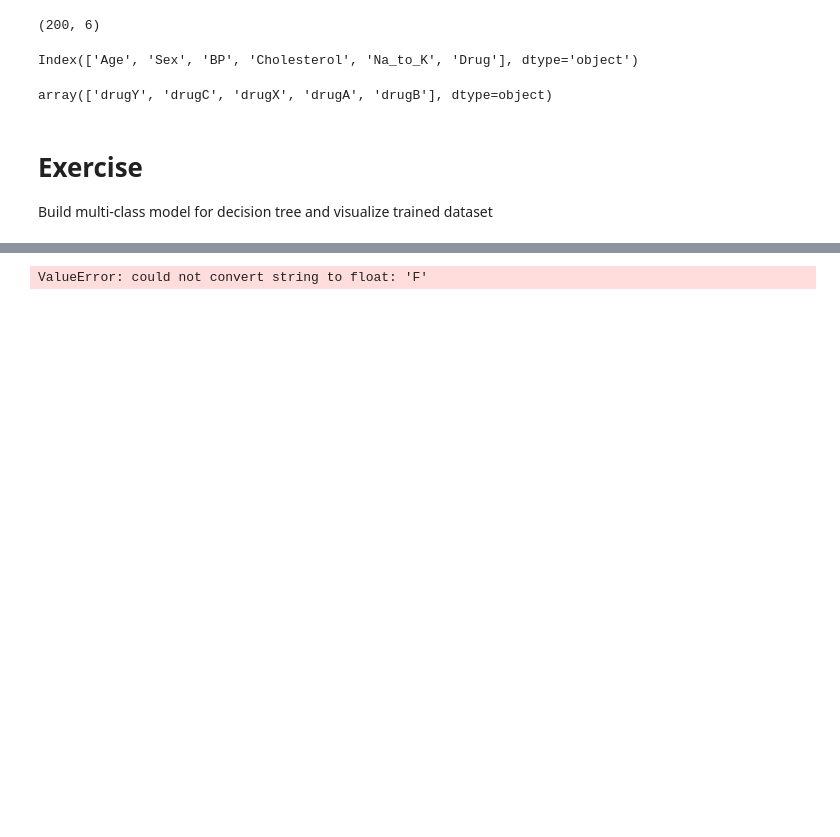
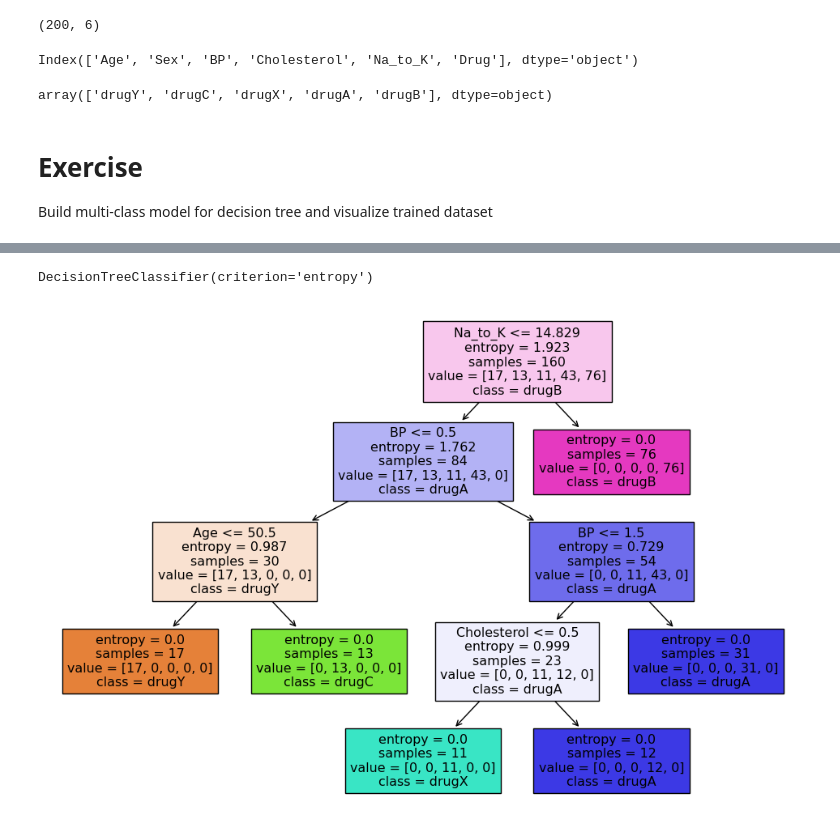
Before and after one commit to iremcakcak5/data-science, a Jupyter notebook: week-7/7-dt-example.ipynb, the cells around one changed output, grey strips where cells are left out. Cells and saved outputs as stored; diff of their text form; code cells hidden in the pictures; blank space fills up the shorter version.

```diff
--- a/week-7/7-dt-example.ipynb
+++ b/week-7/7-dt-example.ipynb
@@ -43,3 +44,8 @@ X = my_data[['Age', 'Sex', 'BP', 'Cholesterol', 'Na_to_K']]
 # %%
  # 'y' hedef değişkeni olarak seçilen sütunu içerir
 y = my_data['Drug']
+# %%
+LabelEncoder=LabelEncoder()
+X['Sex']=LabelEncoder.fit_transform(X['Sex'])
+X['BP']=LabelEncoder.fit_transform(X['BP'])
+X['Cholesterol']=LabelEncoder.fit_transform(X['Cholesterol'])
@@ -46,8 +68,14 @@ y = my_data['Drug']
 # %%
 X_train, X_test, y_train, y_test = train_test_split(X, y, test_size=0.2, random_state=42)
-# %%
-knn_model = KNeighborsClassifier(n_neighbors=5) # You can change the value of 'k' as needed.
-
-knn_model.fit(X_train, y_train)
-# %% [output]
-ValueError: could not convert string to float: 'F'
+# %%
+decision_tree_model=DecisionTreeClassifier(criterion="entropy") #kriter olarak entropy kullanıldı
+decision_tree_model.fit(X_train, y_train) #eğitim verileri fit edildi
+# %% [output]
+DecisionTreeClassifier(criterion='entropy')
+# %%
+plt.figure(figsize=(12, 8))
+from sklearn import tree
+tree.plot_tree(decision_tree_model, feature_names=X.columns.tolist(), class_names=my_data['Drug'].unique().tolist(), filled=True)
+plt.show()
+# %% [output]
+[figure, added]
```
Also changed, not shown: parts of 2 cells of this notebook.
